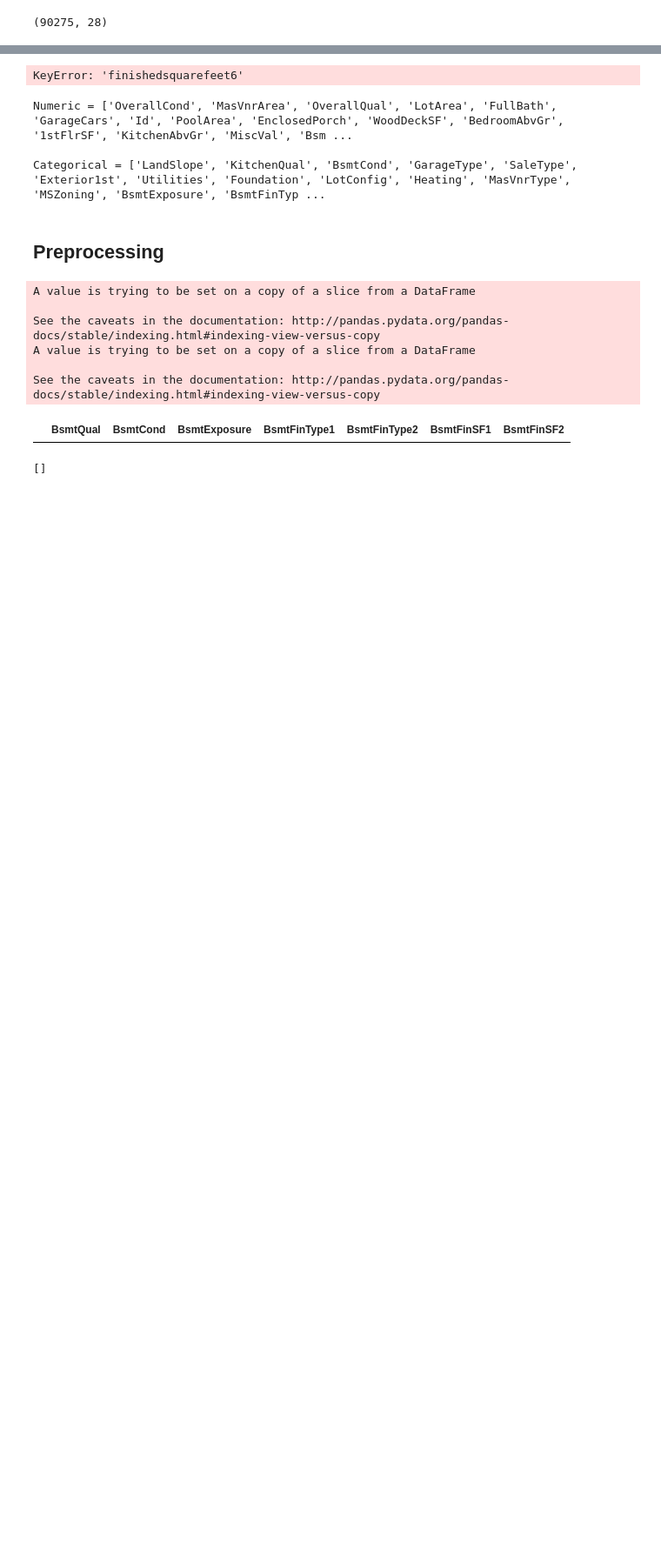
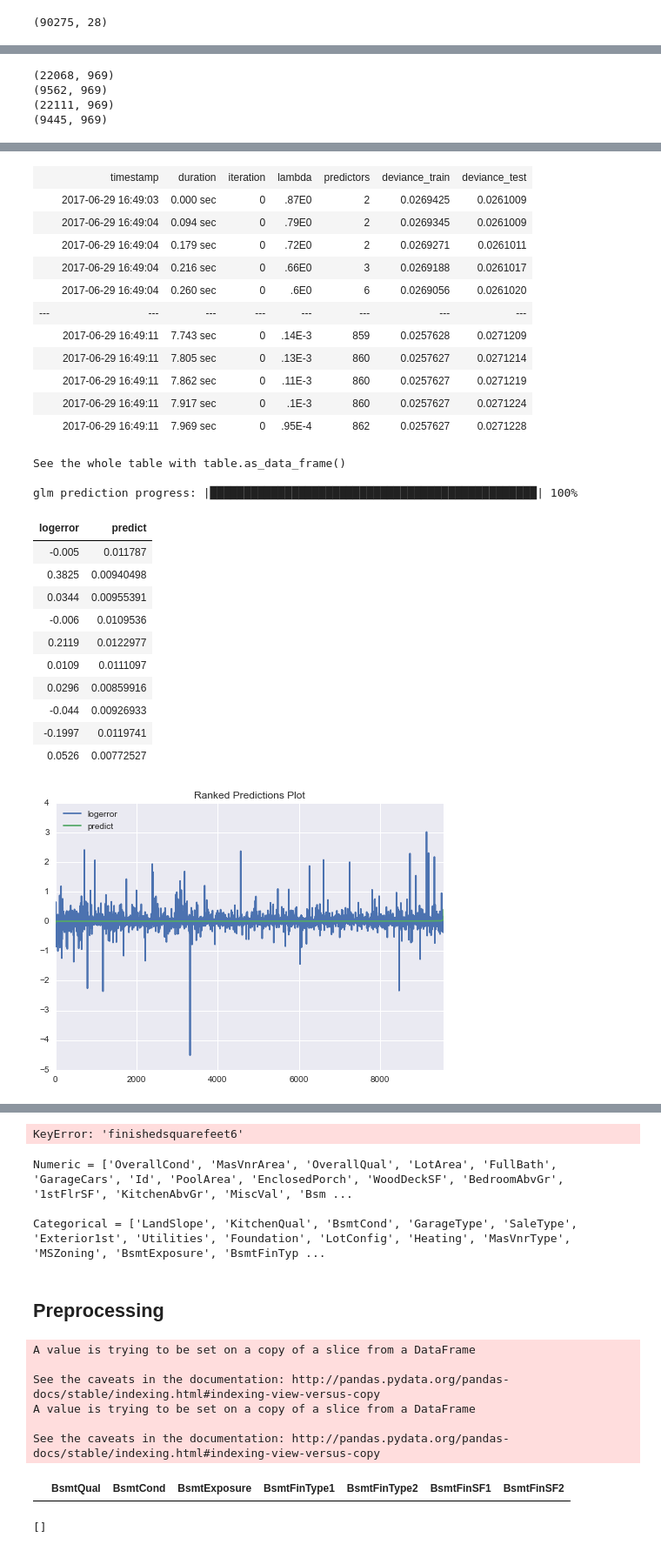
Before and after one commit to SDR-MachineLearning/files, a Jupyter notebook: Zillow_Start.ipynb, the cells around one changed output, grey strips where cells are left out. Shown at 87% size. Saved outputs shown, nothing was run; the diff lists cells and outputs as text; code cells hidden in the pictures; blank space fills up the shorter version.

```diff
--- a/Zillow_Start.ipynb
+++ b/Zillow_Start.ipynb
@@ -305,0 +508,2 @@ def target_encoder(training_frame, test_frame, x, y, lambda_=0.15, threshold=150
+# %%
+encoded_nums, cats = get_type_lists(frame=train)
@@ -305,0 +514,3 @@ def target_encoder(training_frame, test_frame, x, y, lambda_=0.15, threshold=150
+# %%
+train, _ = feature_combiner(train, test, encoded_nums)
+valid, test = feature_combiner(valid, test, encoded_nums)
@@ -305,0 +576,16 @@ def target_encoder(training_frame, test_frame, x, y, lambda_=0.15, threshold=150
+# %%
+half_train, other_half_train = train.split_frame([0.5], seed=12345)
+half_valid, other_half_valid = valid.split_frame([0.5], seed=12345)
+print(half_train.shape)
+print(half_valid.shape)
+print(other_half_train.shape)
+print(other_half_valid.shape)
+# %% [output]
+(22068, 969)
+(9562, 969)
+(22111, 969)
+(9445, 969)
+# %%
+glm_0 = glm_grid(encoded_nums, 'logerror', half_train, half_valid)
+#gen_submission(glm_0) # Valid RMSE: ~0.1217,  0.13886 on public leaderboard
+# %% [output]
@@ -305,0 +609,27 @@ def target_encoder(training_frame, test_frame, x, y, lambda_=0.15, threshold=150
+|  | timestamp | duration | iteration | lambda | predictors | deviance_train | deviance_test |
+|  | 2017-06-29 16:49:03 | 0.000 sec | 0 | .87E0 | 2 | 0.0269425 | 0.0261009 |
+|  | 2017-06-29 16:49:04 | 0.094 sec | 0 | .79E0 | 2 | 0.0269345 | 0.0261009 |
+|  | 2017-06-29 16:49:04 | 0.179 sec | 0 | .72E0 | 2 | 0.0269271 | 0.0261011 |
+|  | 2017-06-29 16:49:04 | 0.216 sec | 0 | .66E0 | 3 | 0.0269188 | 0.0261017 |
+|  | 2017-06-29 16:49:04 | 0.260 sec | 0 | .6E0 | 6 | 0.0269056 | 0.0261020 |
+| --- | --- | --- | --- | --- | --- | --- | --- |
+|  | 2017-06-29 16:49:11 | 7.743 sec | 0 | .14E-3 | 859 | 0.0257628 | 0.0271209 |
+|  | 2017-06-29 16:49:11 | 7.805 sec | 0 | .13E-3 | 860 | 0.0257627 | 0.0271214 |
+|  | 2017-06-29 16:49:11 | 7.862 sec | 0 | .11E-3 | 860 | 0.0257627 | 0.0271219 |
+|  | 2017-06-29 16:49:11 | 7.917 sec | 0 | .1E-3 | 860 | 0.0257627 | 0.0271224 |
+|  | 2017-06-29 16:49:11 | 7.969 sec | 0 | .95E-4 | 862 | 0.0257627 | 0.0271228 |
+See the whole table with table.as_data_frame()
+
+glm prediction progress: |████████████████████████████████████████████████| 100%
+| logerror | predict |
+| -0.005 | 0.011787 |
+| 0.3825 | 0.00940498 |
+| 0.0344 | 0.00955391 |
+| -0.006 | 0.0109536 |
+| 0.2119 | 0.0122977 |
+| 0.0109 | 0.0111097 |
+| 0.0296 | 0.00859916 |
+| -0.044 | 0.00926933 |
+| -0.1997 | 0.0119741 |
+| 0.0526 | 0.00772527 |
+[figure, added]
```
Also changed, not shown: parts of 20 cells of this notebook.
